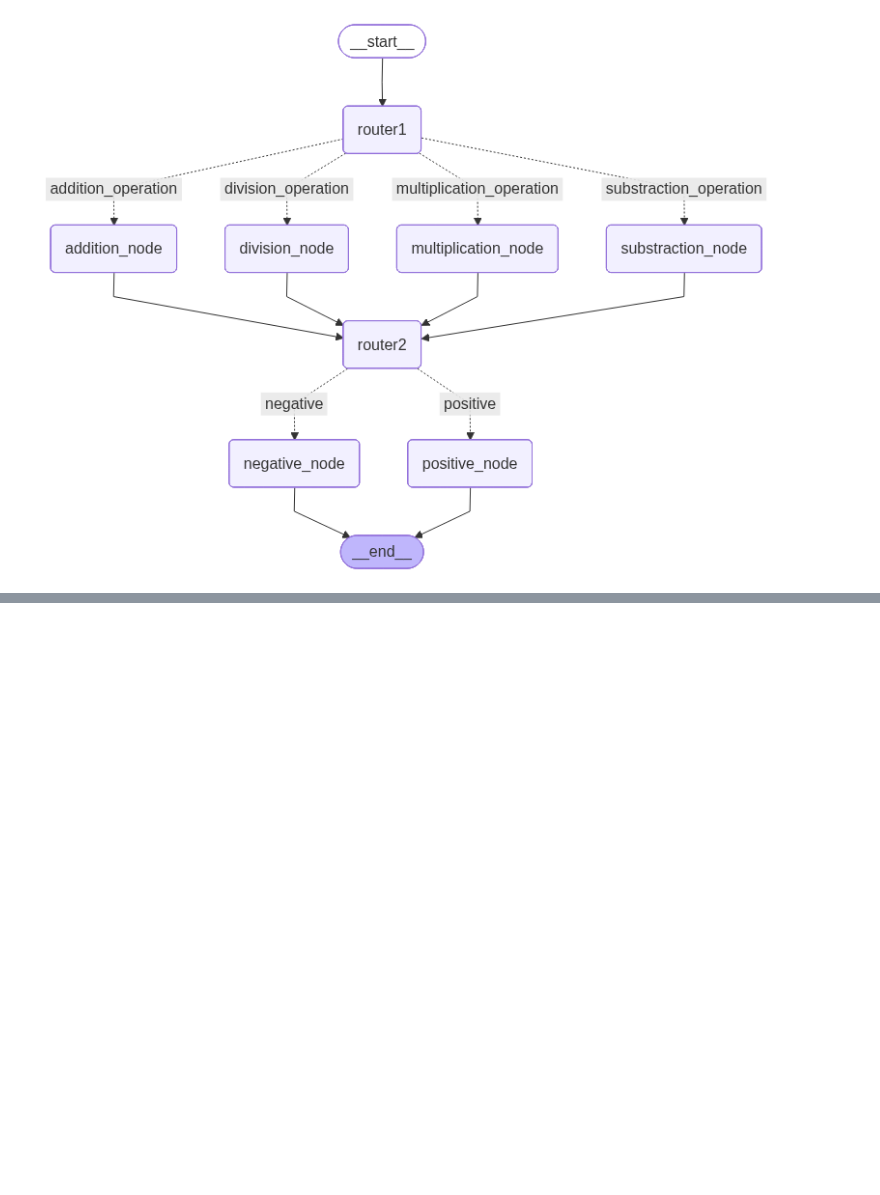
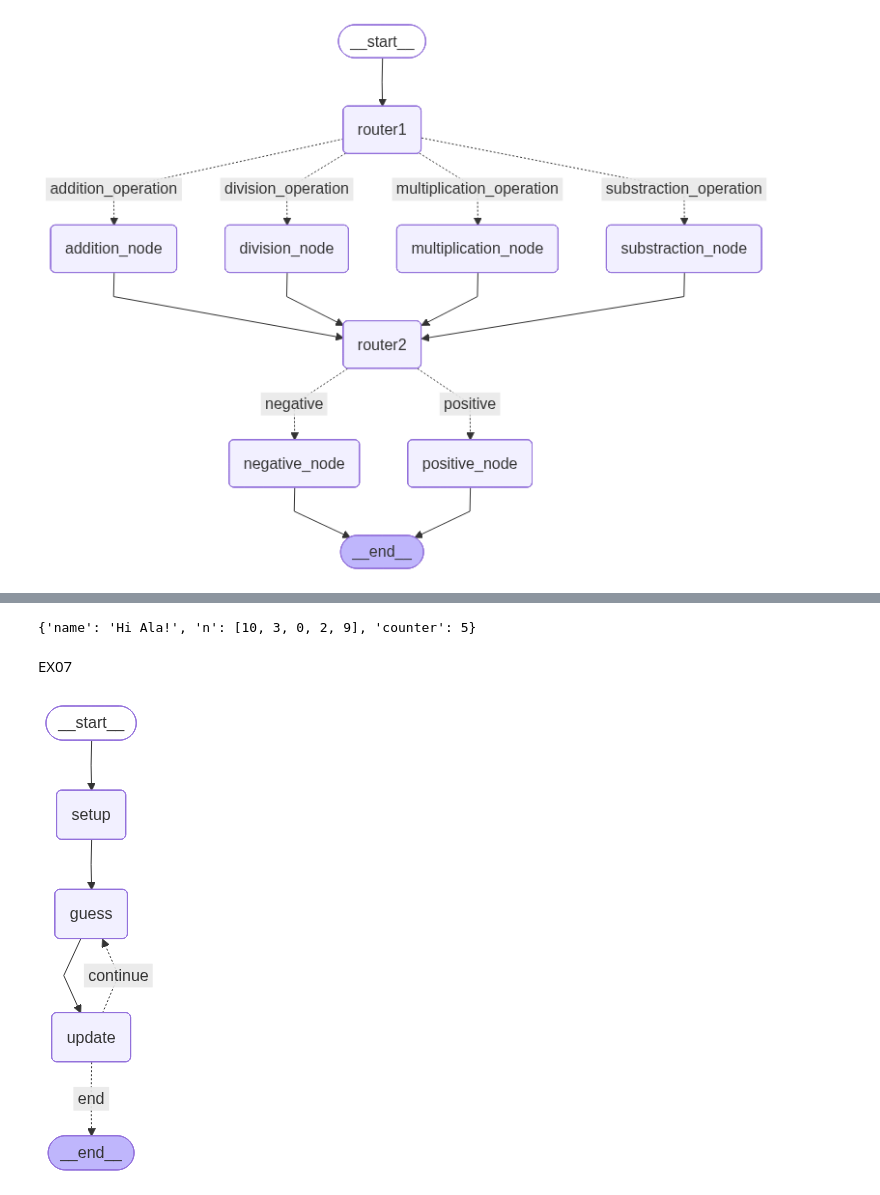
Before and after one commit to AlaaBouhaouel/Langgraph, a Jupyter notebook: langgragh_basic.ipynb, the cells around one changed output, grey strips where cells are left out. Saved outputs shown, nothing was run; the diff lists cells and outputs as text; code cells hidden in the pictures; blank space fills up the shorter version.

```diff
--- a/langgragh_basic.ipynb
+++ b/langgragh_basic.ipynb
@@ -321,0 +379,7 @@ display(Image(app.get_graph().draw_mermaid_png()))
+# %%
+res = app.invoke({"name": "Ala", "n": [], "couter": -1})
+res
+# %% [output]
+{'name': 'Hi Ala!', 'n': [10, 3, 0, 2, 9], 'counter': 5}
+# %% [markdown]
+EX07
@@ -321,0 +413,8 @@ display(Image(app.get_graph().draw_mermaid_png()))
+# %%
+def guess_node(state: GameAgent) -> GameAgent:
+  print("guessing ..")
+  guess = random.randint(state["lower_bound"], state["upper_bound"])
+  print(state)
+  state["guesses"].append(guess)
+  print("Guess : "+ str(guess))
+  return state
@@ -321,0 +436,38 @@ display(Image(app.get_graph().draw_mermaid_png()))
+# %%
+def decider_node(state: GameAgent) -> str:
+  print("Deciding ..")
+
+  if state["guesses"][-1] == state["x"]: #success
+    print("Success")
+    return "end"
+
+  if state["attempts"] >= 7: #Out of Attempts
+    print("Out of Attempts")
+    return "end"
+
+  return "continue"
+# %%
+graph = StateGraph(GameAgent)
+
+graph.add_node("setup", setup_node)
+graph.add_node("guess", guess_node)
+graph.add_node("update", update)
+
+graph.add_edge("setup", "guess")
+graph.add_edge("guess", "update")
+
+graph.add_conditional_edges(
+    "update", #source node
+    decider_node, #decider function
+    {
+        "continue": "guess", #first way
+        "end": END #Second way
+    }
+)
+
+graph.set_entry_point("setup")
+app = graph.compile()
+# %%
+display(Image(app.get_graph().draw_mermaid_png()))
+# %% [output]
+[figure, added]
```
Also changed, not shown: parts of 17 cells of this notebook.
